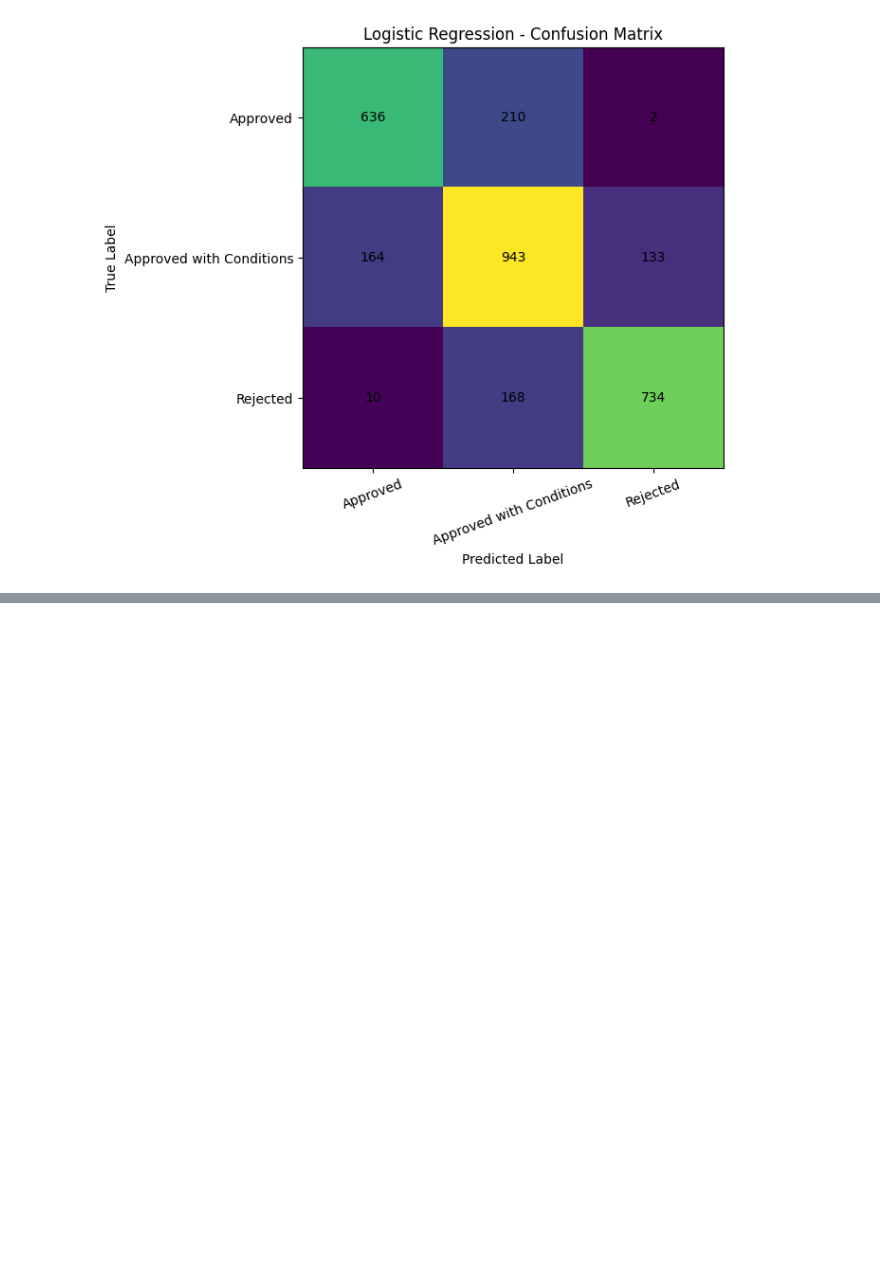
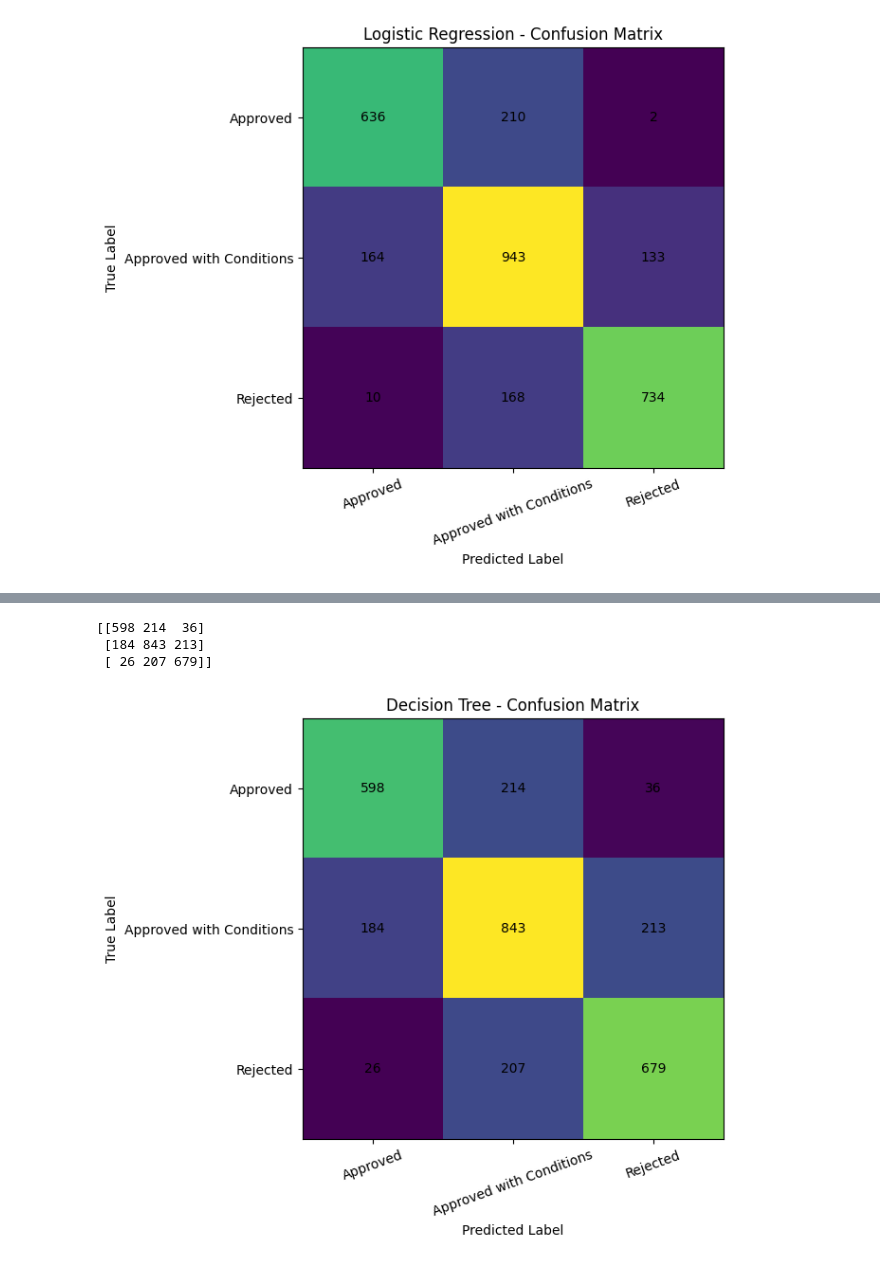
Before and after one commit to Nikhilsankhyan0/Agrisheild-AI, a Jupyter notebook: classification_model_selection.ipynb, the cells around one changed output, grey strips where cells are left out. Drawn from its saved outputs; the diff is of its cells as text; code cells hidden in the pictures; blank space fills up the shorter version.

```diff
--- a/classification_model_selection.ipynb
+++ b/classification_model_selection.ipynb
@@ -190,0 +198,9 @@ plt.show()
+# %%
+dt_classifier = DecisionTreeClassifier(
+    random_state=42
+)
+
+dt_classifier.fit(
+    x_train,
+    y_train_cls_encoded
+)
@@ -190,0 +209,4 @@ plt.show()
+# %%
+y_pred_dt = dt_classifier.predict(
+    x_val
+)
@@ -190,0 +240,47 @@ plt.show()
+# %%
+cm_dt = confusion_matrix(
+    y_val_cls_encoded,
+    y_pred_dt
+)
+
+print(cm_dt)
+# %% [output]
+[[598 214  36]
+ [184 843 213]
+ [ 26 207 679]]
+# %%
+import matplotlib.pyplot as plt
+
+plt.figure(figsize=(7, 6))
+
+plt.imshow(cm_dt)
+
+plt.xticks(
+    range(len(label_encoder.classes_)),
+    label_encoder.classes_,
+    rotation=20
+)
+
+plt.yticks(
+    range(len(label_encoder.classes_)),
+    label_encoder.classes_
+)
+
+plt.xlabel("Predicted Label")
+plt.ylabel("True Label")
+plt.title("Decision Tree - Confusion Matrix")
+
+for i in range(cm_dt.shape[0]):
+    for j in range(cm_dt.shape[1]):
+        plt.text(
+            j,
+            i,
+            cm_dt[i, j],
+            ha="center",
+            va="center"
+        )
+
+plt.tight_layout()
+plt.show()
+# %% [output]
+[figure, added]
```
Also changed, not shown: parts of 60 cells of this notebook.
